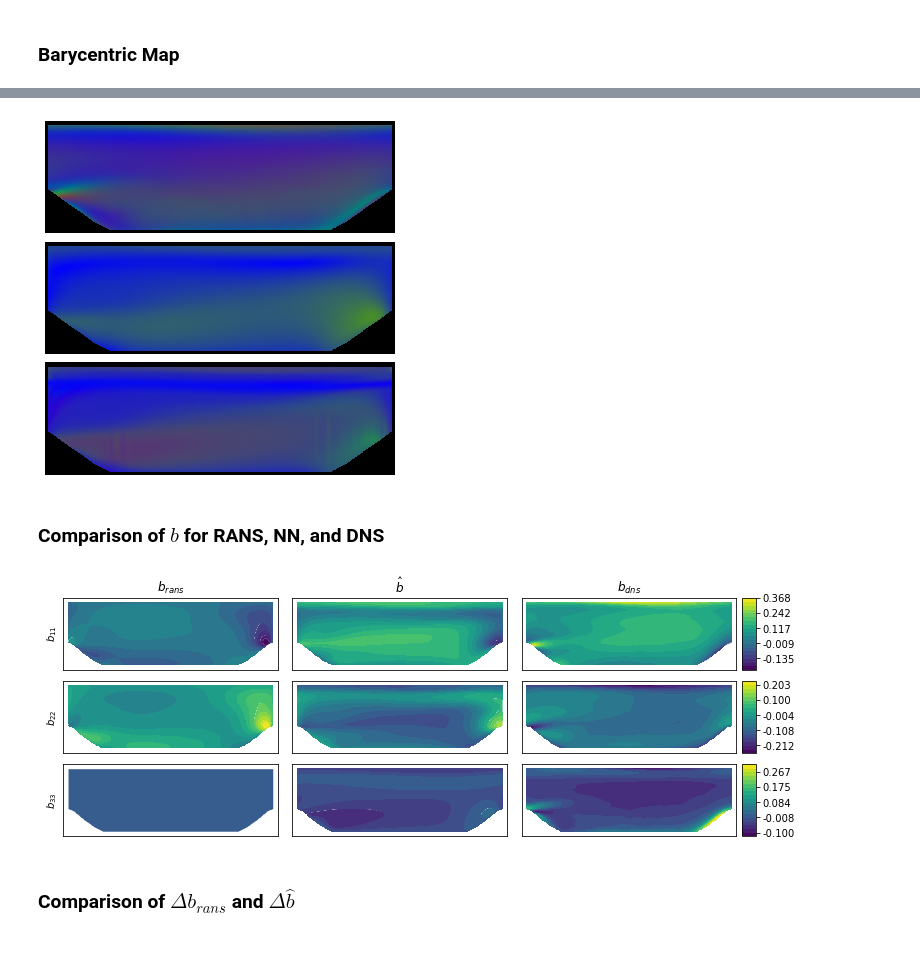
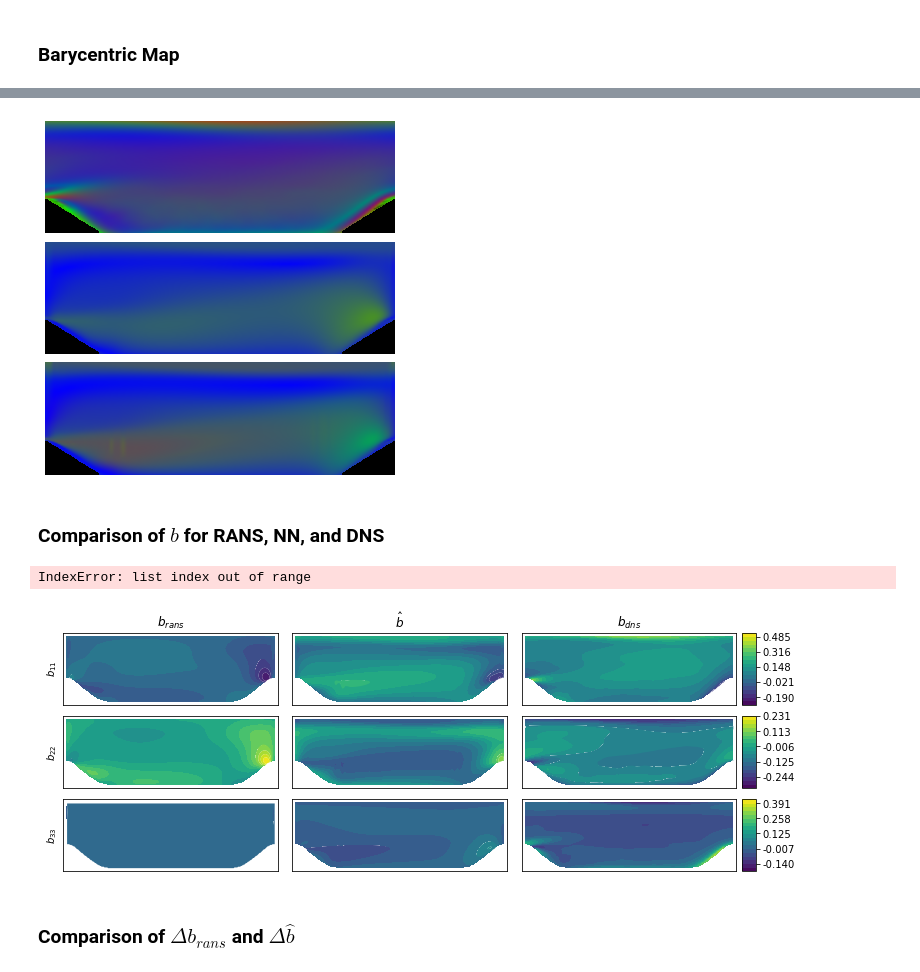
Before and after one commit to leonrccs/data_driven_rans, a Jupyter notebook: notebooks/compare_nn.ipynb, the cells around one changed output, grey strips where cells are left out. Drawn from its saved outputs; the diff is of its cells as text; code cells hidden in the pictures.

```diff
--- a/notebooks/compare_nn.ipynb
+++ b/notebooks/compare_nn.ipynb
@@ -35,10 +35,10 @@ def time():
     return datetime.datetime.now().strftime("%y-%m-%d_%H-%M")
 # %%
 # set path to models and initialise arrays
-model_path =  '../storage/models/periodic_hills/no_t_norm/' # 'trained_models'
+model_path =  '../storage/models/periodic_hills/normalized' # 'trained_models'
 model_names = os.listdir(model_path) # ['500epochs']
 # model_names = [model_names[i] for i in [2, 0, 1]]
-# model_names = [model_names[0]]
+model_names = [model_names[1]]
 print(model_names)
 models = []
 train_loss = []
@@ -101,6 +100,6 @@ ax[1].legend(model_names)
 # %%
 # load in flowcase for testing
-test_data_path =  '/home/leonriccius/Documents/Fluid_Data/test_data/periodic_hills/unscaled_tensordata/'
+test_data_path =  '/home/leonriccius/Documents/Fluid_Data/test_data/periodic_hills/tensordata_normalized/'
 # on workstation: /home/leon/Master_Thesis/Fluid_Data ...
 cases = '2800'
 curr_case = os.sep.join([test_data_path, cases])
@@ -108,7 +107,7 @@ curr_case = os.sep.join([test_data_path, cases])
 # read in test case tensors
 inv_test = th.load(os.sep.join([curr_case,'inv-torch.th']))
 T_test = th.load(os.sep.join([curr_case,'T-torch.th'])).reshape(-1,10,9)
-b_dns_test = th.load(os.sep.join([curr_case,'b-torch.th']))
+b_dns_test = th.load(os.sep.join([curr_case,'b_dns-torch.th']))
 b_rans_test = th.load(os.sep.join([curr_case,'b_rans-torch.th']))
 grid_test = th.load(os.sep.join([curr_case,'grid-torch.th']))
 # %%
@@ -291,7 +280,7 @@ ax[2].axis('off')
 fig_name = time() + '_phill_barycentric_map_on_geom_with_pred.pdf'
 # plt.savefig(os.sep.join([fig_path, fig_name]), format='pdf')
 # %% [output]
-[figure, old version]
+[figure, new version]
 # %% [markdown]
 ### Comparison of $b$ for RANS, NN, and DNS
 # %%
@@ -303,8 +292,8 @@ grid_x, grid_y = np.mgrid[0.:9.:300j, 0.:3.035:100j]
 mask = mask_boundary_points(grid_x, grid_y)
 
 # set path to save figures
-# fig_path = '/home/leonriccius/gkm/Masters_Thesis/Images/NN'
-fig_path = '/home/leonriccius/OneDrive/Dokumente/Uni/Masterthesis/midway_presentation'
+fig_path = '/home/leonriccius/gkm/Masters_Thesis/Images/NN'
+# fig_path = '/home/leonriccius/OneDrive/Dokumente/Uni/Masterthesis/midway_presentation'
 # fig_path = '/home/leonriccius/Desktop'
 
 # for i, model in enumerate(models):
@@ -352,34 +341,35 @@ for i, idx in enumerate(components):
     b_dns = axs.flat[3*i+2].contourf(grid_x, grid_y, grid_b_test, levels=levels)
 
     # remove contour lines
     for contour in [b_rans, b_nn, b_dns]:
         for c in contour.collections:
             c.set_edgecolor("face")
             c.set_linewidth(0.00000000000000001)
 
     # # get the colorbars (makes one colorbar per plot)
     # fig.colorbar(b_rans, ax=axs.flat[3*i], format='%.3f')
     # fig.colorbar(b_nn, ax=axs.flat[3*i+1], format='%.3f')
     # fig.colorbar(b_dns, ax=axs.flat[3*i+2], format='%.3f')
 
     # get colorbars (makes one colorbar per row)
     cbar = fig.colorbar(b_dns, ax=axs.flat[3*i:3*i+3], aspect=5*ncols*1, format='%.3f', pad=0.0)
     cbar.ax.locator_params(nbins=5)
 
     # set the component names
     axs[i,0].set_ylabel(r'$b_{'+str(idx[0]+1)+str(idx[1]+1)+'}$')
 
 # set titles for columns
 titles = [r'$b_{rans}$', r'$\hat b$', r'$b_{dns}$']
 for i in range(3):
     axs[0,i].set_title(titles[i])
 
 # save figure
 fig_name = time() + '_phill_rans_nn_dns_common_colobar__off_diag.pdf'
 # plt.savefig(os.sep.join([fig_path, fig_name]), format='pdf')
 # fig.suptitle(r'trained on ' + model_names[i], y=1.01, fontsize=14)
 # %% [output]
+IndexError: list index out of range
-[figure, old version]
+[figure, new version]
 # %% [markdown]
 ### Comparison of $\Delta b_{rans}$ and $\Delta \hat b$
 # %%
```
Also changed, not shown: parts of 12 cells of this notebook.
